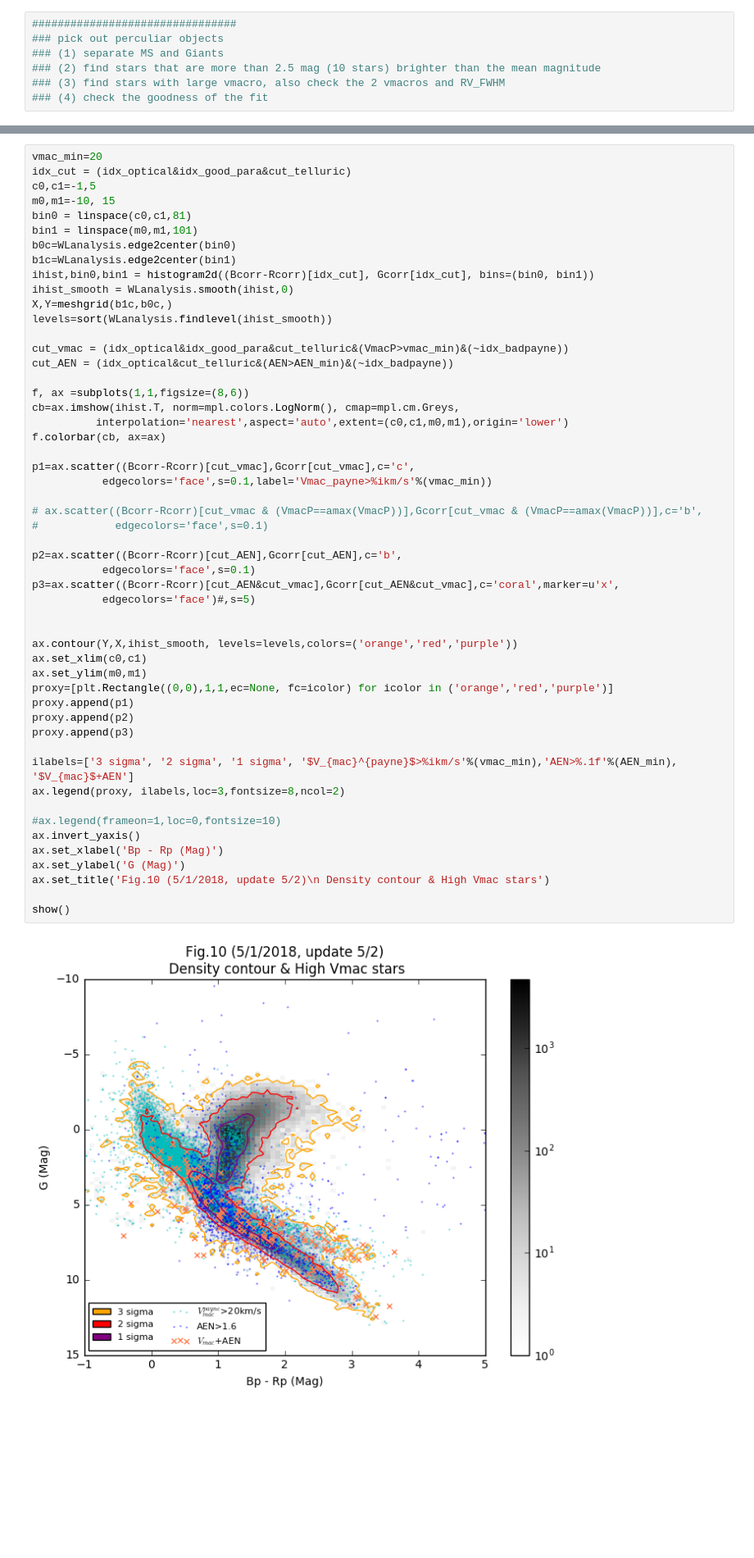
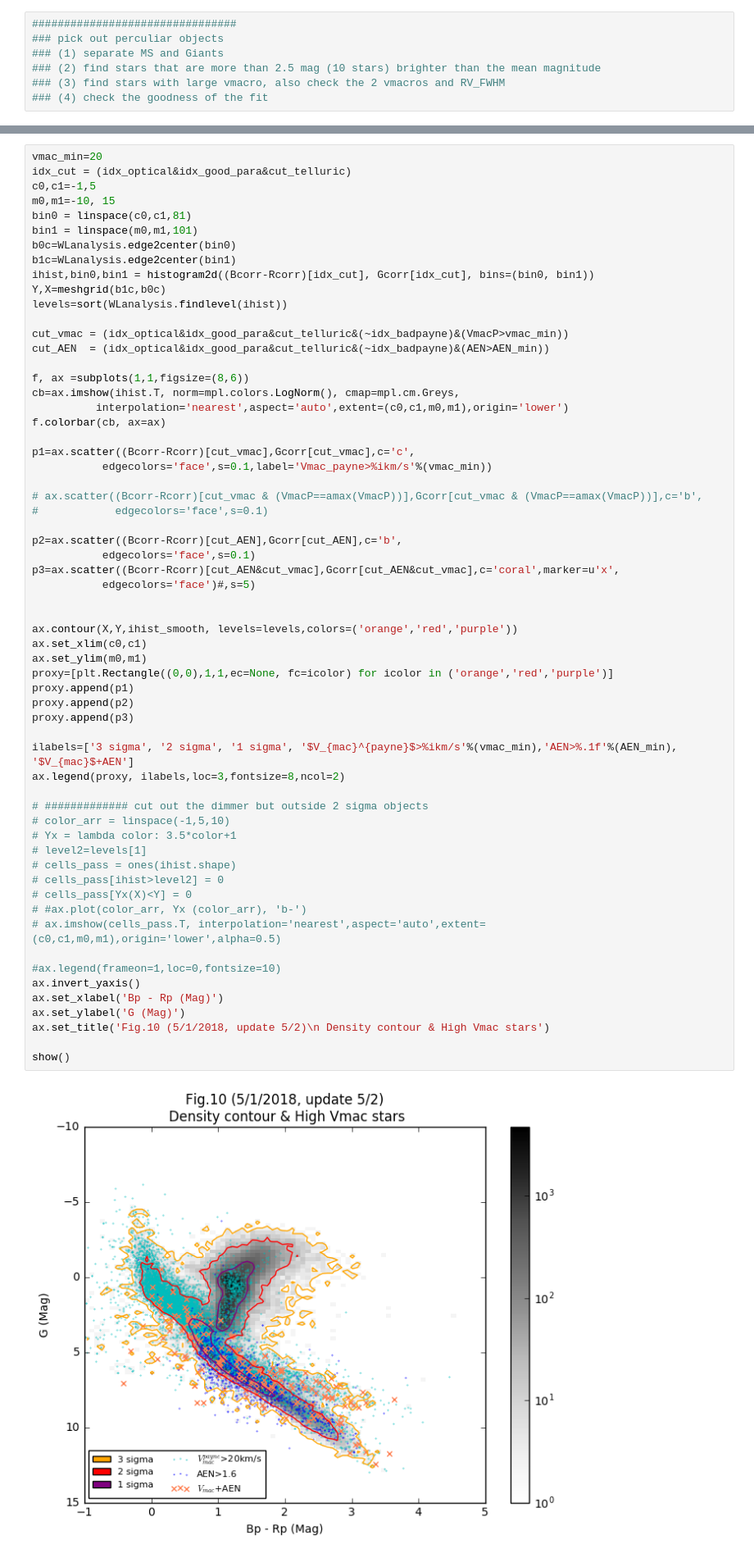
Before and after one commit to liuxx479/MW-BHs, a Jupyter notebook: plot-gaia-match.ipynb, the cells around one changed output, grey strips where cells are left out. Shown at 82% size. Saved outputs shown, nothing was run; the diff lists cells and outputs as text; blank space fills up the shorter version.

```diff
--- a/plot-gaia-match.ipynb
+++ b/plot-gaia-match.ipynb
@@ -354,12 +355,11 @@ bin1 = linspace(m0,m1,101)
 b0c=WLanalysis.edge2center(bin0)
 b1c=WLanalysis.edge2center(bin1)
 ihist,bin0,bin1 = histogram2d((Bcorr-Rcorr)[idx_cut], Gcorr[idx_cut], bins=(bin0, bin1))
-ihist_smooth = WLanalysis.smooth(ihist,0)
-X,Y=meshgrid(b1c,b0c,)
-levels=sort(WLanalysis.findlevel(ihist_smooth))
+Y,X=meshgrid(b1c,b0c)
+levels=sort(WLanalysis.findlevel(ihist))
 
-cut_vmac = (idx_optical&idx_good_para&cut_telluric&(VmacP>vmac_min)&(~idx_badpayne))
-cut_AEN = (idx_optical&cut_telluric&(AEN>AEN_min)&(~idx_badpayne))
+cut_vmac = (idx_optical&idx_good_para&cut_telluric&(~idx_badpayne)&(VmacP>vmac_min))
+cut_AEN  = (idx_optical&idx_good_para&cut_telluric&(~idx_badpayne)&(AEN>AEN_min))
 
 f, ax =subplots(1,1,figsize=(8,6))
 cb=ax.imshow(ihist.T, norm=mpl.colors.LogNorm(), cmap=mpl.cm.Greys,
@@ -369,32 +369,42 @@ f.colorbar(cb, ax=ax)
 p1=ax.scatter((Bcorr-Rcorr)[cut_vmac],Gcorr[cut_vmac],c='c',
            edgecolors='face',s=0.1,label='Vmac_payne>%ikm/s'%(vmac_min))
 
 # ax.scatter((Bcorr-Rcorr)[cut_vmac & (VmacP==amax(VmacP))],Gcorr[cut_vmac & (VmacP==amax(VmacP))],c='b',
 #            edgecolors='face',s=0.1)
 
 p2=ax.scatter((Bcorr-Rcorr)[cut_AEN],Gcorr[cut_AEN],c='b',
            edgecolors='face',s=0.1)
 p3=ax.scatter((Bcorr-Rcorr)[cut_AEN&cut_vmac],Gcorr[cut_AEN&cut_vmac],c='coral',marker=u'x',
            edgecolors='face')#,s=5)
 
 
-ax.contour(Y,X,ihist_smooth, levels=levels,colors=('orange','red','purple'))
+ax.contour(X,Y,ihist_smooth, levels=levels,colors=('orange','red','purple'))
 ax.set_xlim(c0,c1)
 ax.set_ylim(m0,m1)
 proxy=[plt.Rectangle((0,0),1,1,ec=None, fc=icolor) for icolor in ('orange','red','purple')]
 proxy.append(p1)
 proxy.append(p2)
 proxy.append(p3)
 
 ilabels=['3 sigma', '2 sigma', '1 sigma', '$V_{mac}^{payne}$>%ikm/s'%(vmac_min),'AEN>%.1f'%(AEN_min), '$V_{mac}$+AEN']
 ax.legend(proxy, ilabels,loc=3,fontsize=8,ncol=2)
 
+# ############# cut out the dimmer but outside 2 sigma objects
+# color_arr = linspace(-1,5,10)
+# Yx = lambda color: 3.5*color+1
+# level2=levels[1]
+# cells_pass = ones(ihist.shape)
+# cells_pass[ihist>level2] = 0
+# cells_pass[Yx(X)<Y] = 0
+# #ax.plot(color_arr, Yx (color_arr), 'b-')
+# ax.imshow(cells_pass.T, interpolation='nearest',aspect='auto',extent=(c0,c1,m0,m1),origin='lower',alpha=0.5)
+
 #ax.legend(frameon=1,loc=0,fontsize=10)
 ax.invert_yaxis()
 ax.set_xlabel('Bp - Rp (Mag)')
 ax.set_ylabel('G (Mag)')
 ax.set_title('Fig.10 (5/1/2018, update 5/2)\n Density contour & High Vmac stars')
 
 show()
 # %% [output]
-[figure, old version]
+[figure, new version]
```
Also changed, not shown: parts of 5 cells of this notebook.
